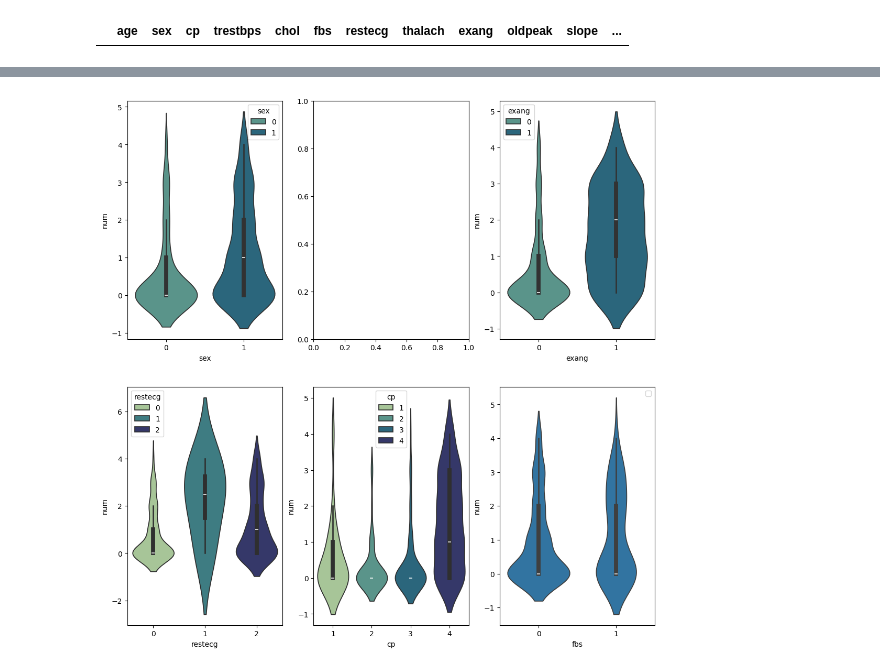
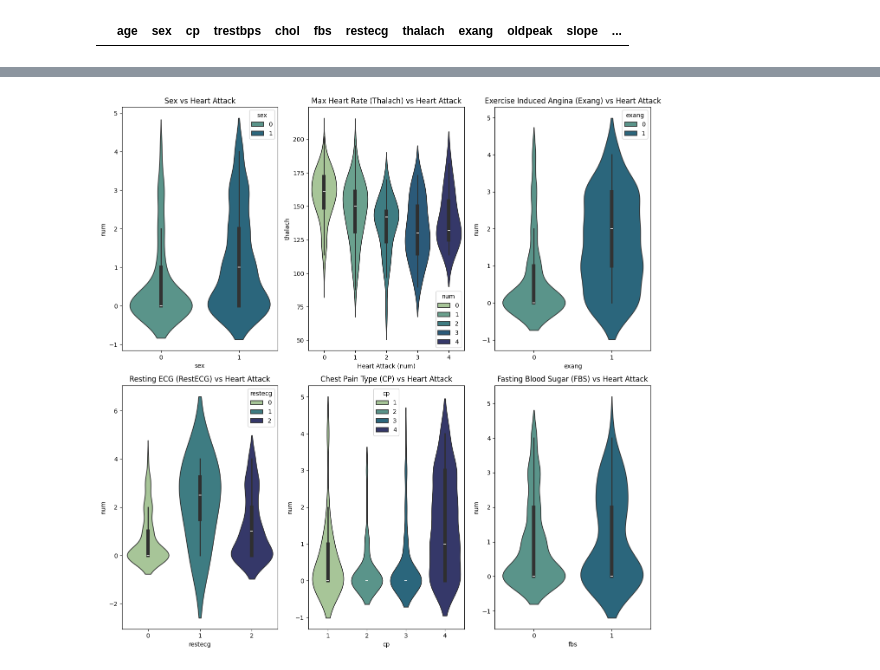
Before and after one commit to PyFenix/heart_disease_risk_prediction, a Jupyter notebook: notebooks/1.EDA-lq.ipynb, the cells around one changed output, grey strips where cells are left out. Cells and saved outputs as stored; diff of their text form; code cells hidden in the pictures.

```diff
--- a/notebooks/1.EDA-lq.ipynb
+++ b/notebooks/1.EDA-lq.ipynb
@@ -435,21 +328,39 @@ heart_df
 # %%
-plt.figure(figsize=(13,13))
-plt.subplot(2,3,1)
-sns.violinplot(x = 'sex', y = 'num', data = heart_df, hue='sex',palette='crest')
-plt.subplot(2,3,2)
-# sns.violinplot(x = 'thalach', y = 'num', data = heart_df, hue='thalach',palette='crest')
-plt.subplot(2,3,3)
-sns.violinplot(x = 'exang', y = 'num', data = heart_df, hue='exang',palette='crest')
+plt.figure(figsize=(13, 13))
 
-plt.subplot(2,3,4)
-sns.violinplot(x = 'restecg', y = 'num', data = heart_df, hue='restecg',palette='crest')
-plt.subplot(2,3,5)
-sns.violinplot(x = 'cp', y = 'num', data = heart_df, hue='cp',palette='crest')
-# plt.xticks(fontsize=9, rotation=45)
-plt.subplot(2,3,6)
-sns.violinplot(x = 'fbs', y = 'num', data = heart_df)
-plt.legend()
+# Plot 1: Sex vs Num
+plt.subplot(2, 3, 1)
+sns.violinplot(x='sex', y='num', data=heart_df, hue='sex', palette='crest')
+plt.title('Sex vs Heart Attack')
 
+# Plot 2: Thalach vs Num (updated)
+plt.subplot(2, 3, 2)
+sns.violinplot(x='num', y='thalach', data=heart_df, hue='num', palette='crest')
+plt.title('Max Heart Rate (Thalach) vs Heart Attack')
+plt.xlabel('Heart Attack (num)')
+
+# Plot 3: Exang vs Num
+plt.subplot(2, 3, 3)
+sns.violinplot(x='exang', y='num', data=heart_df, hue='exang', palette='crest')
+plt.title('Exercise Induced Angina (Exang) vs Heart Attack')
+
+# Plot 4: RestECG vs Num
+plt.subplot(2, 3, 4)
+sns.violinplot(x='restecg', y='num', data=heart_df, hue='restecg', palette='crest')
+plt.title('Resting ECG (RestECG) vs Heart Attack')
+
+# Plot 5: CP vs Num
+plt.subplot(2, 3, 5)
+sns.violinplot(x='cp', y='num', data=heart_df, hue='cp', palette='crest')
+plt.title('Chest Pain Type (CP) vs Heart Attack')
+
+# Plot 6: FBS vs Num
+plt.subplot(2, 3, 6)
+sns.violinplot(x='fbs', y='num', data=heart_df, hue='fbs', palette='crest', legend=False)
+plt.title('Fasting Blood Sugar (FBS) vs Heart Attack')
+
+# Adjust layout
+plt.tight_layout()
 plt.show()
 # %% [output]
-[figure, old version]
+[figure, new version]
```
Also changed, not shown: parts of 32 cells of this notebook, 6 other files.
